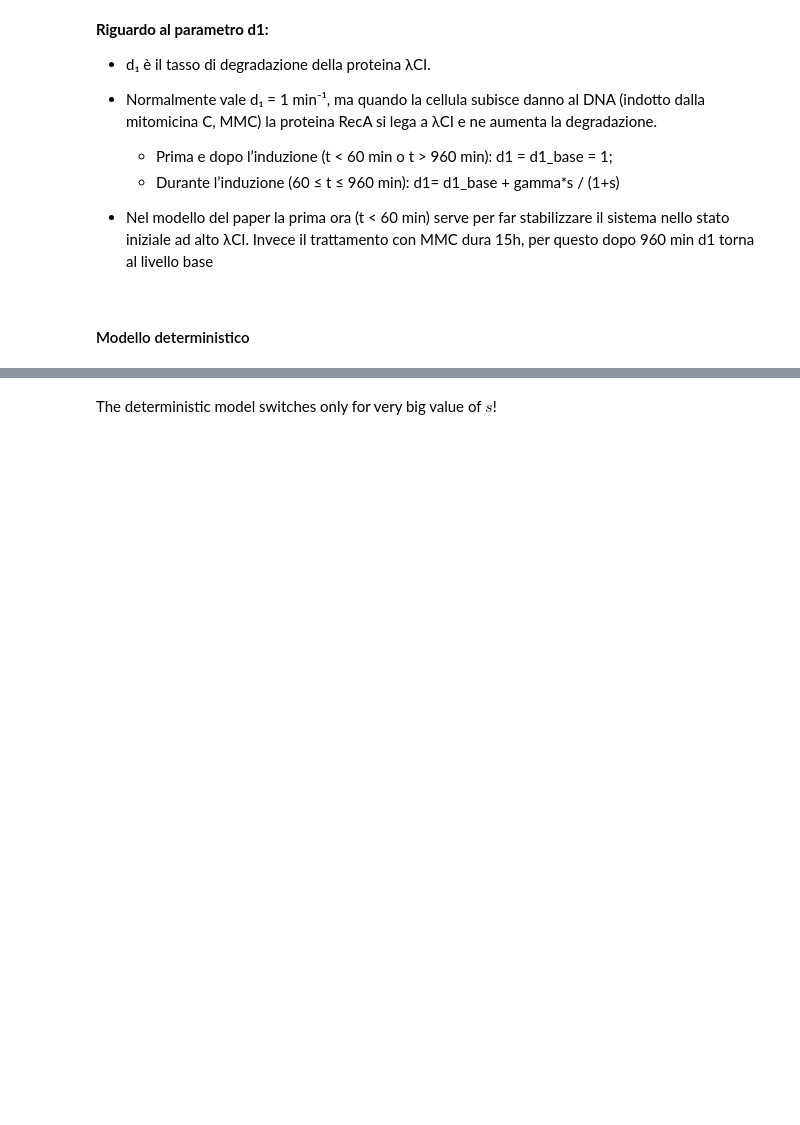
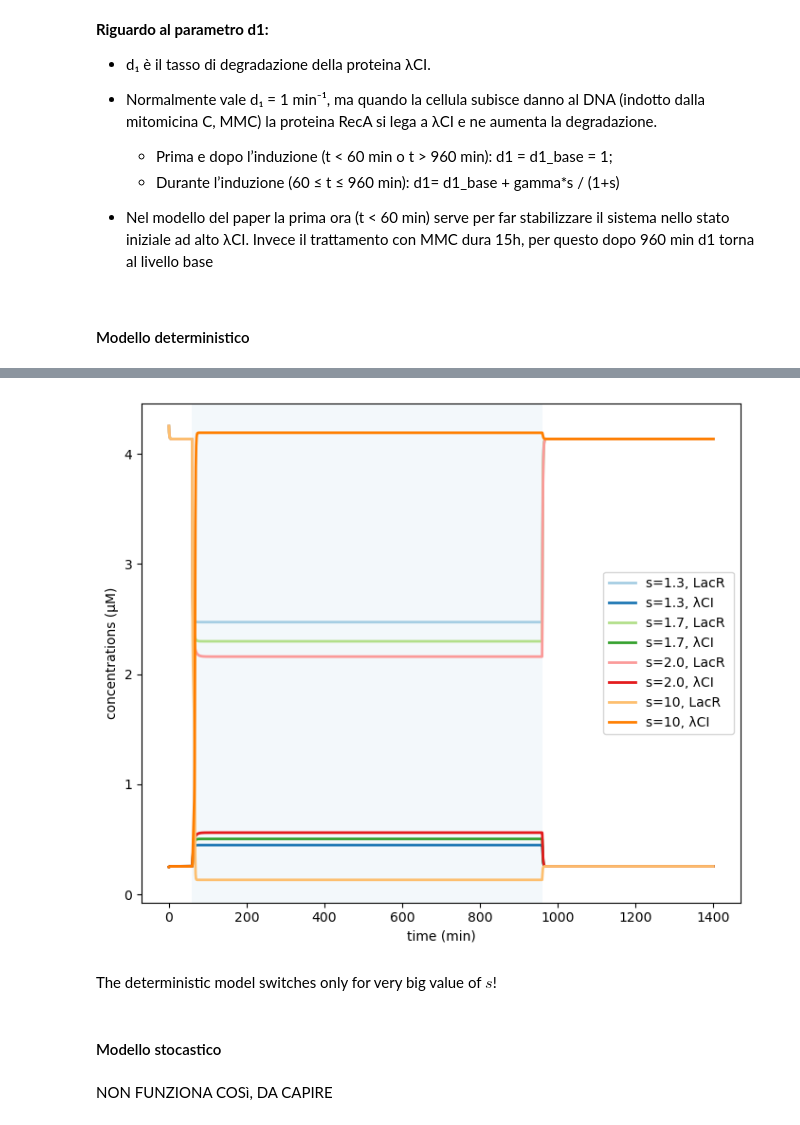
Before and after one commit to albertosal17/Stocastic-simulation-of-the-genetic-toggle-switch, a Jupyter notebook: SOS_pathways_trials.ipynb, the cells around one changed output, grey strips where cells are left out. Cells and saved outputs as stored; diff of their text form; code cells hidden in the pictures; blank space fills up the shorter version.

```diff
--- a/SOS_pathways_trials.ipynb
+++ b/SOS_pathways_trials.ipynb
@@ -36,18 +46,18 @@ s = 1.7  # adimensional
 
 ###########################################################################
 # Initial conditions
-u_0 = 2125 # numero di molecole!
-v_0 = 125 # numero di molecole!
+u_0_nmolecules = 2125 # numero di molecole!
+v_0_nmolecules = 125 # numero di molecole!
 
-def from_molecules_to_uM(molecules):
+def from_molecules_to_uM(molecules, molecules_per_uM):
     return molecules / molecules_per_uM
 
-def from_uM_to_molecules(uM):
+def from_uM_to_molecules(uM, molecules_per_uM):
     return uM * molecules_per_uM
 
 # intial conditions in uM
-u_0 = from_molecules_to_uM(u_0)
-v_0 = from_molecules_to_uM(v_0)
+u_0 = from_molecules_to_uM(u_0_nmolecules, molecules_per_uM)
+v_0 = from_molecules_to_uM(v_0_nmolecules, molecules_per_uM)
 print(f"Initial conditions: u_0 = {u_0:.2f} uM, v_0 = {v_0:.2f} uM")
 
 
@@ -93,39 +103,23 @@ def make_toggle_switch_ode(alpha_1, beta_1, alpha_2, beta_2,
 
     def genetic_switch_ode(t, y, s):
         u, v = y # current values. u= λCI, v = LacR
-        du = epsilon * (alpha_1 + beta_1 * hill_function(v, K1) - d1(t, s) * u)
-        dv = epsilon * (alpha_2 + beta_2 * hill_function(u, K2) - d2 * v)
+        du = ( epsilon * (alpha_1 + beta_1 * hill_function(v, K1)) ) - d1(t, s) * u
+        dv = ( epsilon * (alpha_2 + beta_2 * hill_function(u, K2)) ) - d2 * v
         return [du, dv]
 
     return genetic_switch_ode
 # %%
 ode_system = make_toggle_switch_ode(alpha_1, beta_1, alpha_2, beta_2, K1, K2, d1_base, n, d2, gamma, epsilon)
 
-t_sim = [0, t_end] # simulation time (min)
+t_sim = [0, 1400] # simulation time (min)
 y0 = [u_0, v_0]
+delta_t = 0.5
 
 def run_sim(s, t_end=1200):
     sol = solve_ivp(lambda t, y: ode_system(t, y, s),
-                    t_sim, y0, max_step=0.5)
+                    t_sim, y0, max_step=delta_t)
     return sol
 
 # Try a few s values around the reported threshold range
 s_values = [1.3, 1.7, 2.0, 10]
 sims = [run_sim(s) for s in s_values]
-
-# Plot time courses
-fig, axes = plt.subplots(2, 1, figsize=(7,6), sharex=True)
-for s, sol in zip(s_values, sims):
-    t, u, v = sol.t, sol.y[0], sol.y[1]
-    axes[0].plot(t, u, label=f"s={s}")
-    axes[1].plot(t, v, label=f"s={s}")
-
-axes[0].axvspan(t_start, t_end, alpha=0.15)
-axes[1].axvspan(t_start, t_end, alpha=0.15)
-axes[0].set_ylabel("λCI (μM)")
-axes[1].set_ylabel("LacR (μM)")
-axes[1].set_xlabel("time (min)")
-axes[0].legend()
-axes[1].legend()
-plt.tight_layout()
-plt.show()
@@ -151,2 +163,10 @@ plt.show()
+# %%
+plot_trajectories(s_values, sims)
+# %% [output]
+[figure, added]
 # %% [markdown]
 The deterministic model switches only for very big value of $s$!
+# %% [markdown]
+#### Modello stocastico
+# %% [markdown]
+NON FUNZIONA COSì, DA CAPIRE
```
Also changed, not shown: parts of 7 cells of this notebook.
